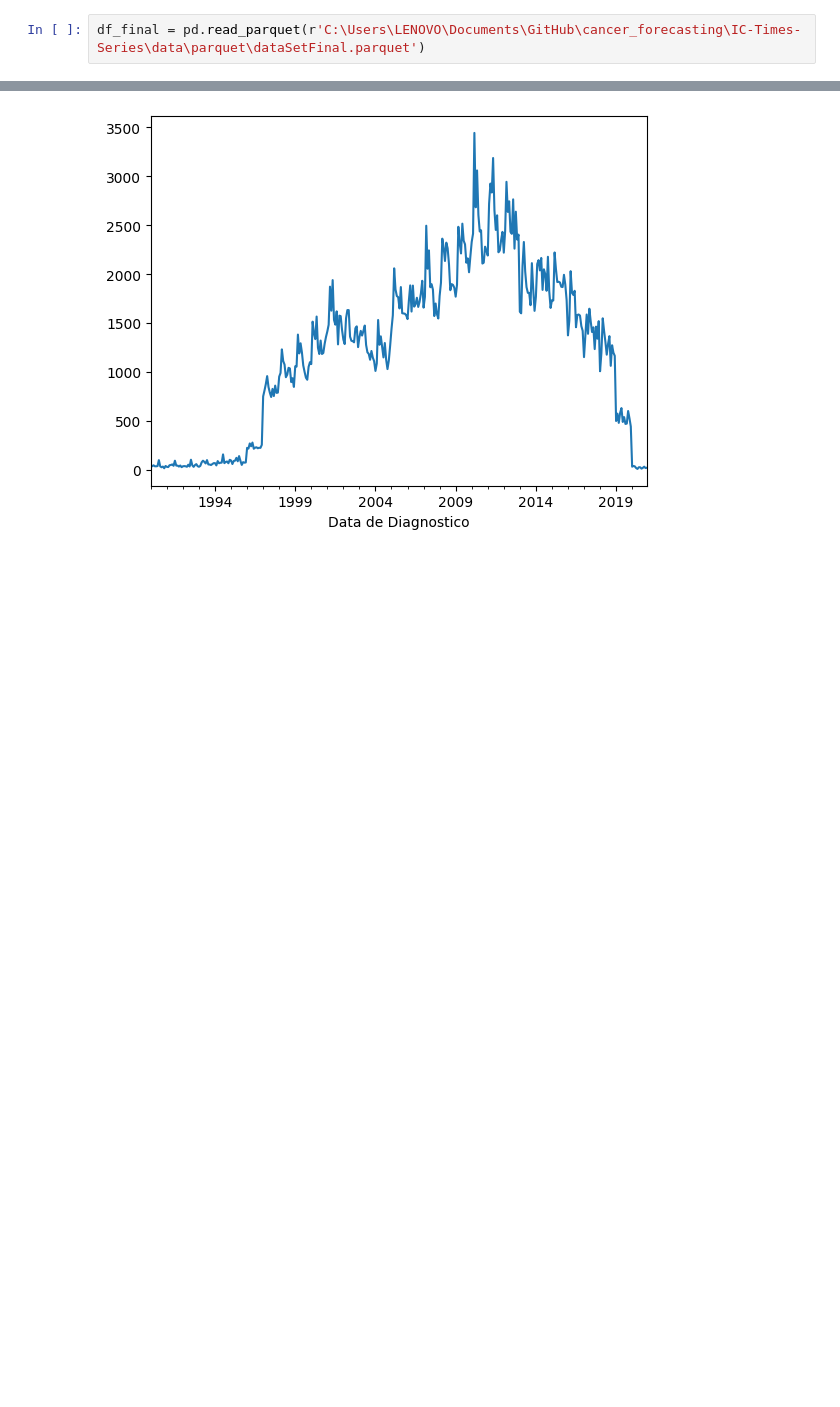
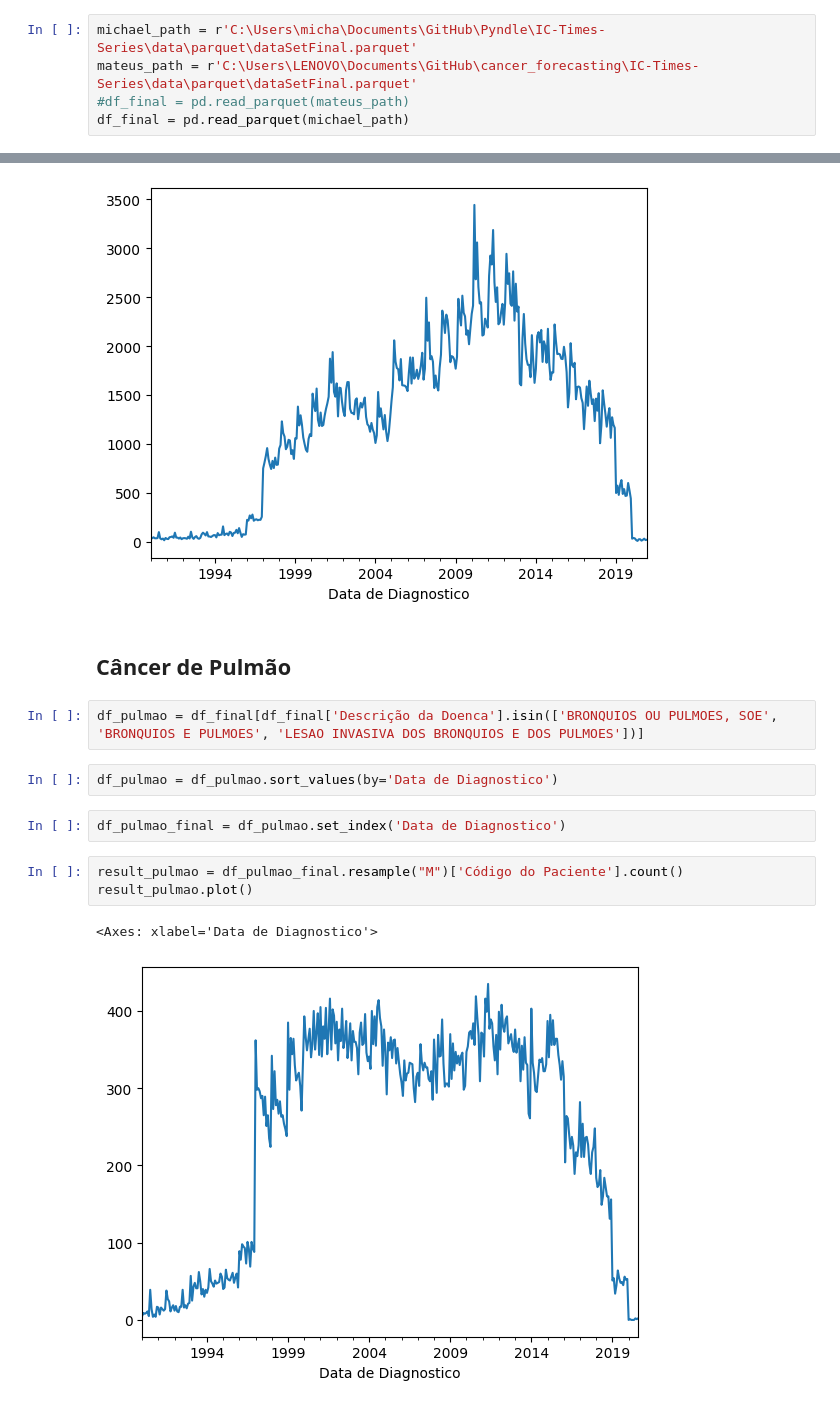
Before and after one commit to MateusVasc/IC-Cancer-Time-Series, a Jupyter notebook: Apresentação/Visualização Concatenada/verificacao_tempotal.ipynb, the cells around one changed output, grey strips where cells are left out. Drawn from its saved outputs; the diff is of its cells as text; blank space fills up the shorter version.

Commit message:
Adição da análise temporal do TOP 5 câncers em PE

```diff
--- a/Apresentação/Visualização Concatenada/verificacao_tempotal.ipynb
+++ b/Apresentação/Visualização Concatenada/verificacao_tempotal.ipynb
@@ -7,7 +7,10 @@ import matplotlib.pyplot as plt
 # %%
 pd.set_option('display.max_columns', None)
 # %%
-df_final = pd.read_parquet(r'C:\Users\LENOVO\Documents\GitHub\cancer_forecasting\IC-Times-Series\data\parquet\dataSetFinal.parquet')
+michael_path = r'C:\Users\micha\Documents\GitHub\Pyndle\IC-Times-Series\data\parquet\dataSetFinal.parquet'
+mateus_path = r'C:\Users\LENOVO\Documents\GitHub\cancer_forecasting\IC-Times-Series\data\parquet\dataSetFinal.parquet'
+#df_final = pd.read_parquet(mateus_path)
+df_final = pd.read_parquet(michael_path)
 # %%
 df_final['Data de Diagnostico'].count()
 # %% [output]
@@ -104,3 +107,17 @@ result_pele.plot()
 # %% [output]
 <Axes: xlabel='Data de Diagnostico'>
 [figure]
+# %% [markdown]
+## Câncer de Pulmão
+# %%
+df_pulmao = df_final[df_final['Descrição da Doenca'].isin(['BRONQUIOS OU PULMOES, SOE', 'BRONQUIOS E PULMOES', 'LESAO INVASIVA DOS BRONQUIOS E DOS PULMOES'])]
+# %%
+df_pulmao = df_pulmao.sort_values(by='Data de Diagnostico')
+# %%
+df_pulmao_final = df_pulmao.set_index('Data de Diagnostico')
+# %%
+result_pulmao = df_pulmao_final.resample("M")['Código do Paciente'].count()
+result_pulmao.plot()
+# %% [output]
+<Axes: xlabel='Data de Diagnostico'>
+[figure, added]
```
Also changed, not shown: parts of 12 cells of this notebook, 1 other file.
